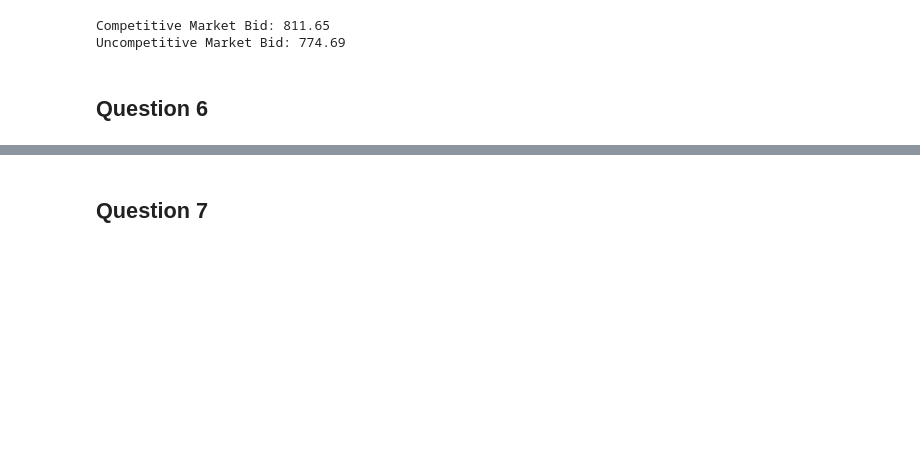
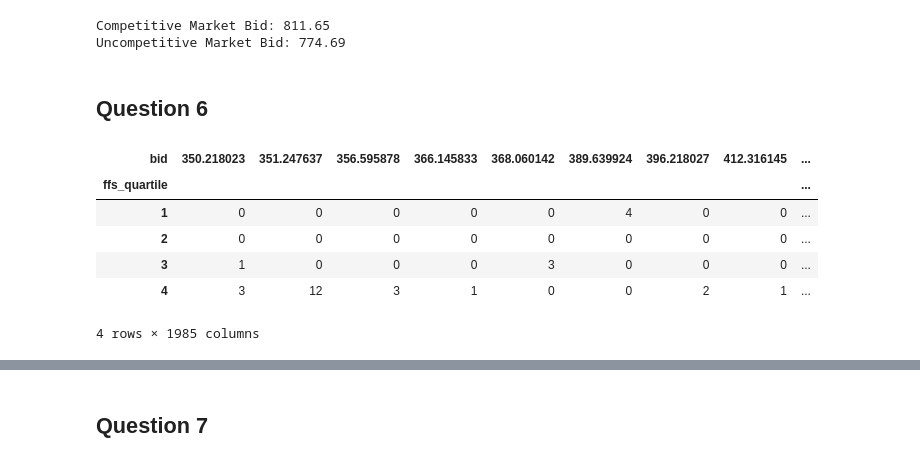
Before and after one commit to benbalbach23/Econ470_hwk2, a Jupyter notebook: homework2-final.ipynb, the cells around one changed output, grey strips where cells are left out. Drawn from its saved outputs; the diff is of its cells as text; code cells hidden in the pictures; blank space fills up the shorter version.

```diff
--- a/homework2-final.ipynb
+++ b/homework2-final.ipynb
@@ -303,24 +308,38 @@ Uncompetitive Market Bid: 774.69
 # %%
 # split markets into quartiles
 
 ffs_1 = data_2018["avg_ffscost"].quantile(0.25)
 ffs_2 = data_2018["avg_ffscost"].quantile(0.5)
 ffs_3 = data_2018["avg_ffscost"].quantile(0.75)
 
 def ffs_quartiles(x):
     if x <= ffs_1:
         return 1
     elif x <= ffs_2:
         return 2
     elif x <= ffs_3:
         return 3
     else:
         return 4
 
 # create table
 
 data_2018['ffs_quartile'] = data_2018['avg_ffscost'].apply(ffs_quartiles)
 data_2018['ffs_quartile'].value_counts()
+
+pd.crosstab(data_2018['ffs_quartile'], data_2018['bid'])
+quart_bids = pd.DataFrame(
+    pd.crosstab(data_2018['ffs_quartile'], data_2018['bid'])
+)
+quart_bids
+# %% [output]
+| bid | 350.218023 | 351.247637 | 356.595878 | 366.145833 | 368.060142 | 389.639924 | 396.218027 | 412.316145 | ... |
+| ffs_quartile |  |  |  |  |  |  |  |  | ... |
+| 1 | 0 | 0 | 0 | 0 | 0 | 4 | 0 | 0 | ... |
+| 2 | 0 | 0 | 0 | 0 | 0 | 0 | 0 | 0 | ... |
+| 3 | 1 | 0 | 0 | 0 | 3 | 0 | 0 | 0 | ... |
+| 4 | 3 | 12 | 3 | 1 | 0 | 0 | 2 | 1 | ... |
+4 rows × 1985 columns
 # %%
 data_2018['avg_ffscost'].isna().mean()
 # %% [output]
```
Also changed, not shown: parts of 13 cells of this notebook, 2 other files.
